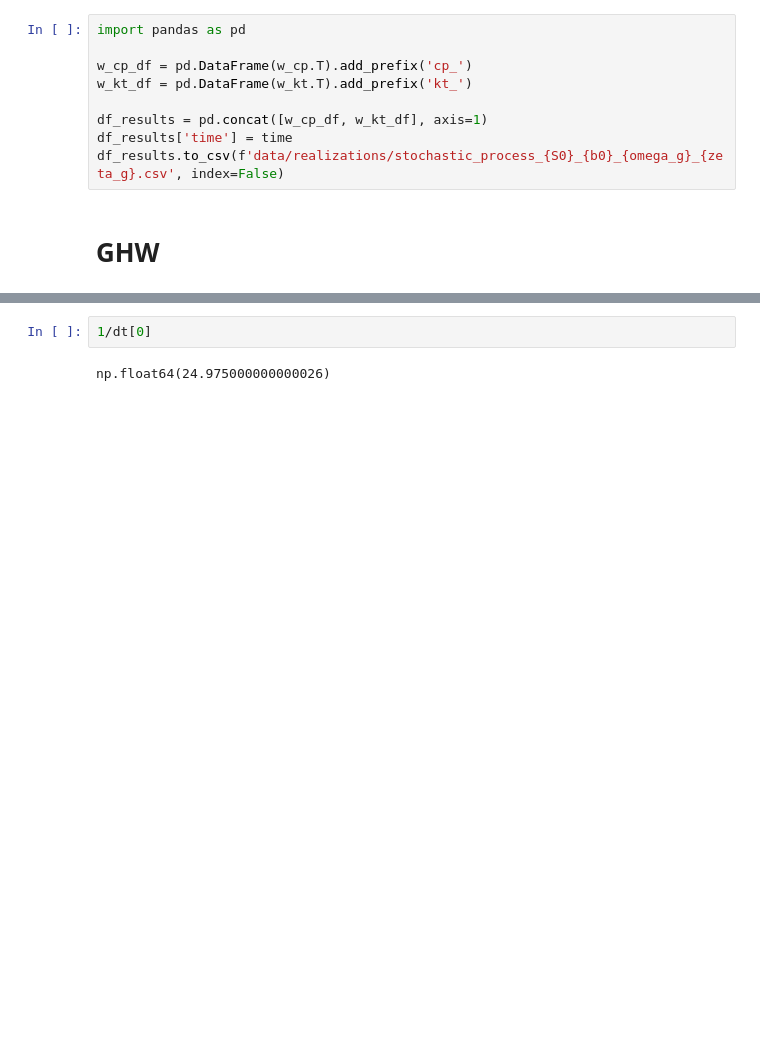
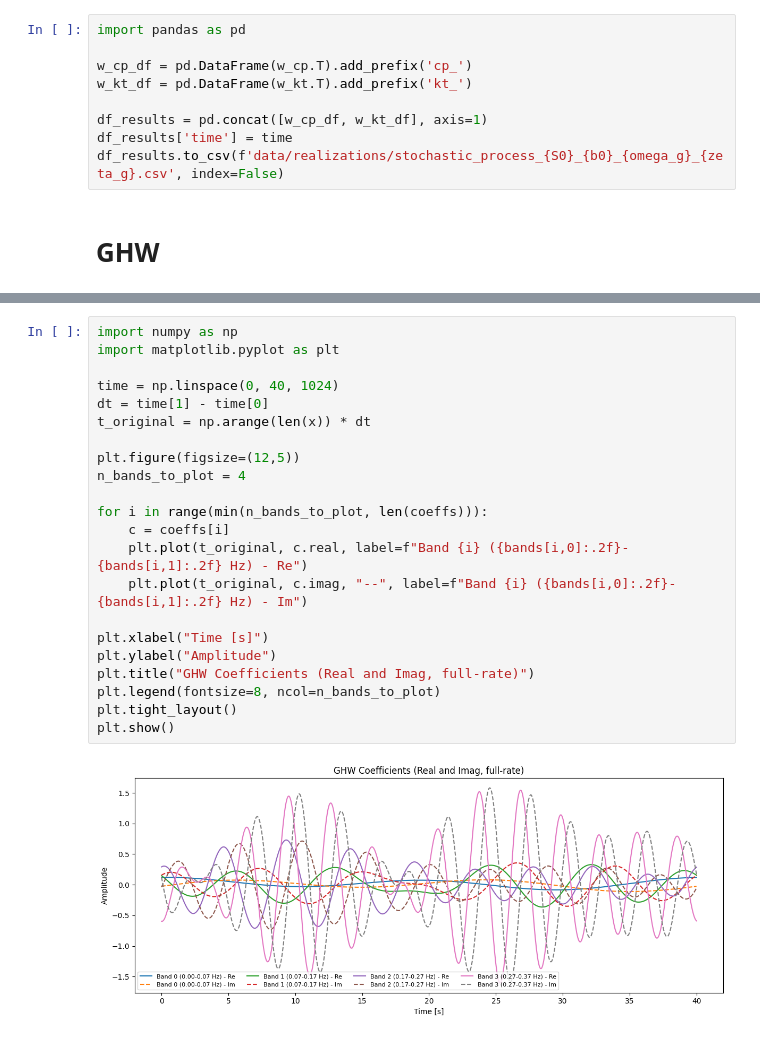
Before and after one commit to jgdu4rte/diffusion_model_stochastic_process, a Jupyter notebook: main.ipynb, the cells around one changed output, grey strips where cells are left out. Saved outputs shown, nothing was run; the diff lists cells and outputs as text; blank space fills up the shorter version.

```diff
--- a/main.ipynb
+++ b/main.ipynb
@@ -316,4 +133,24 @@ Reconstruction error = 9.98e-01
-# %%
-1/dt[0]
-# %% [output]
-np.float64(24.975000000000026)
+# %%
+import numpy as np
+import matplotlib.pyplot as plt
+
+time = np.linspace(0, 40, 1024)
+dt = time[1] - time[0]
+t_original = np.arange(len(x)) * dt
+
+plt.figure(figsize=(12,5))
+n_bands_to_plot = 4
+
+for i in range(min(n_bands_to_plot, len(coeffs))):
+    c = coeffs[i]
+    plt.plot(t_original, c.real, label=f"Band {i} ({bands[i,0]:.2f}-{bands[i,1]:.2f} Hz) - Re")
+    plt.plot(t_original, c.imag, "--", label=f"Band {i} ({bands[i,0]:.2f}-{bands[i,1]:.2f} Hz) - Im")
+
+plt.xlabel("Time [s]")
+plt.ylabel("Amplitude")
+plt.title("GHW Coefficients (Real and Imag, full-rate)")
+plt.legend(fontsize=8, ncol=n_bands_to_plot)
+plt.tight_layout()
+plt.show()
+# %% [output]
+[figure, added]
```
Also changed, not shown: parts of 7 cells of this notebook, 5 other files.
